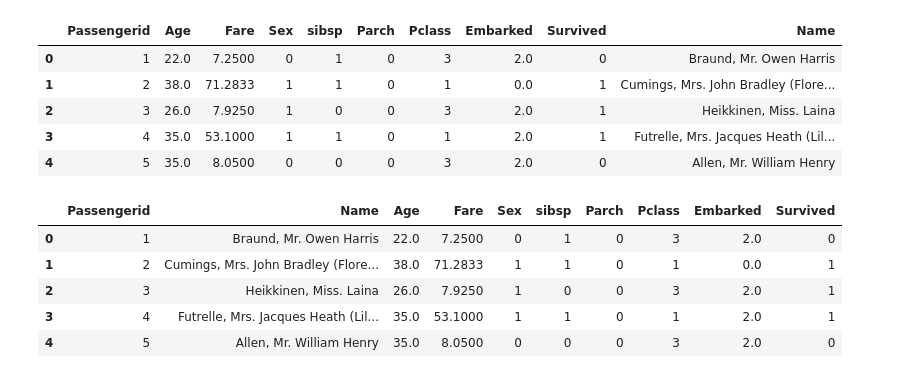
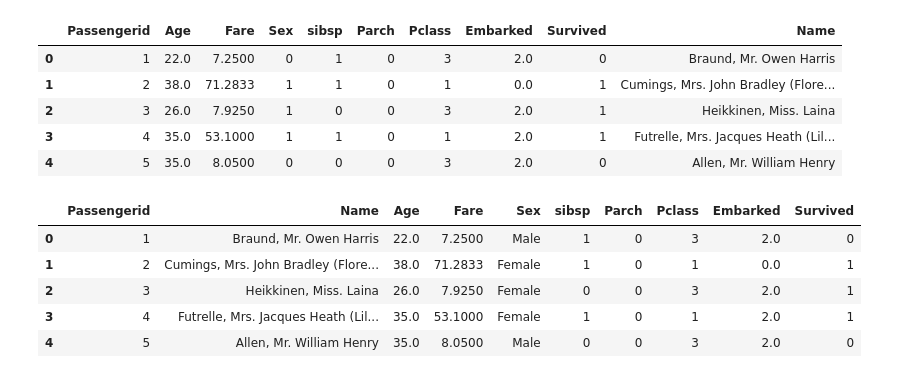
Before and after one commit to VictoriaKirumira/titanic_1, a Jupyter notebook: titanic_1.ipynb, the cells around one changed output. Cells and saved outputs as stored; diff of their text form; code cells hidden in the pictures.

```diff
--- a/titanic_1.ipynb
+++ b/titanic_1.ipynb
@@ -119,24 +119,27 @@ merged_df.head()
 # %%
 # Re-order the columns
 # Get the current column order
 columns = merged_df.columns.tolist()
 
 # Temporarily remove the name column
 columns.remove('Name')
 
 #Insert the desired order
 columns.insert(columns.index('Passengerid') + 1, 'Name')
 
 # Re-order the DataFrame
 merged_df = merged_df = merged_df[columns]
+
+# Relace the 0 and 1 in sex column with a string
+merged_df['Sex'] = merged_df['Sex'].replace({0: 'Male', 1: 'Female'})
 merged_df.head()
 # %% [output]
 |  | Passengerid | Name | Age | Fare | Sex | sibsp | Parch | Pclass | Embarked | Survived |
-| 0 | 1 | Braund, Mr. Owen Harris | 22.0 | 7.2500 | 0 | 1 | 0 | 3 | 2.0 | 0 |
-| 1 | 2 | Cumings, Mrs. John Bradley (Flore... | 38.0 | 71.2833 | 1 | 1 | 0 | 1 | 0.0 | 1 |
-| 2 | 3 | Heikkinen, Miss. Laina | 26.0 | 7.9250 | 1 | 0 | 0 | 3 | 2.0 | 1 |
-| 3 | 4 | Futrelle, Mrs. Jacques Heath (Lil... | 35.0 | 53.1000 | 1 | 1 | 0 | 1 | 2.0 | 1 |
-| 4 | 5 | Allen, Mr. William Henry | 35.0 | 8.0500 | 0 | 0 | 0 | 3 | 2.0 | 0 |
+| 0 | 1 | Braund, Mr. Owen Harris | 22.0 | 7.2500 | Male | 1 | 0 | 3 | 2.0 | 0 |
+| 1 | 2 | Cumings, Mrs. John Bradley (Flore... | 38.0 | 71.2833 | Female | 1 | 0 | 1 | 0.0 | 1 |
+| 2 | 3 | Heikkinen, Miss. Laina | 26.0 | 7.9250 | Female | 0 | 0 | 3 | 2.0 | 1 |
+| 3 | 4 | Futrelle, Mrs. Jacques Heath (Lil... | 35.0 | 53.1000 | Female | 1 | 0 | 1 | 2.0 | 1 |
+| 4 | 5 | Allen, Mr. William Henry | 35.0 | 8.0500 | Male | 0 | 0 | 3 | 2.0 | 0 |
 # %%
 # Save the cleaned dataset
 merged_df.to_csv('cleaned_dataset1.csv', index=False)
```
